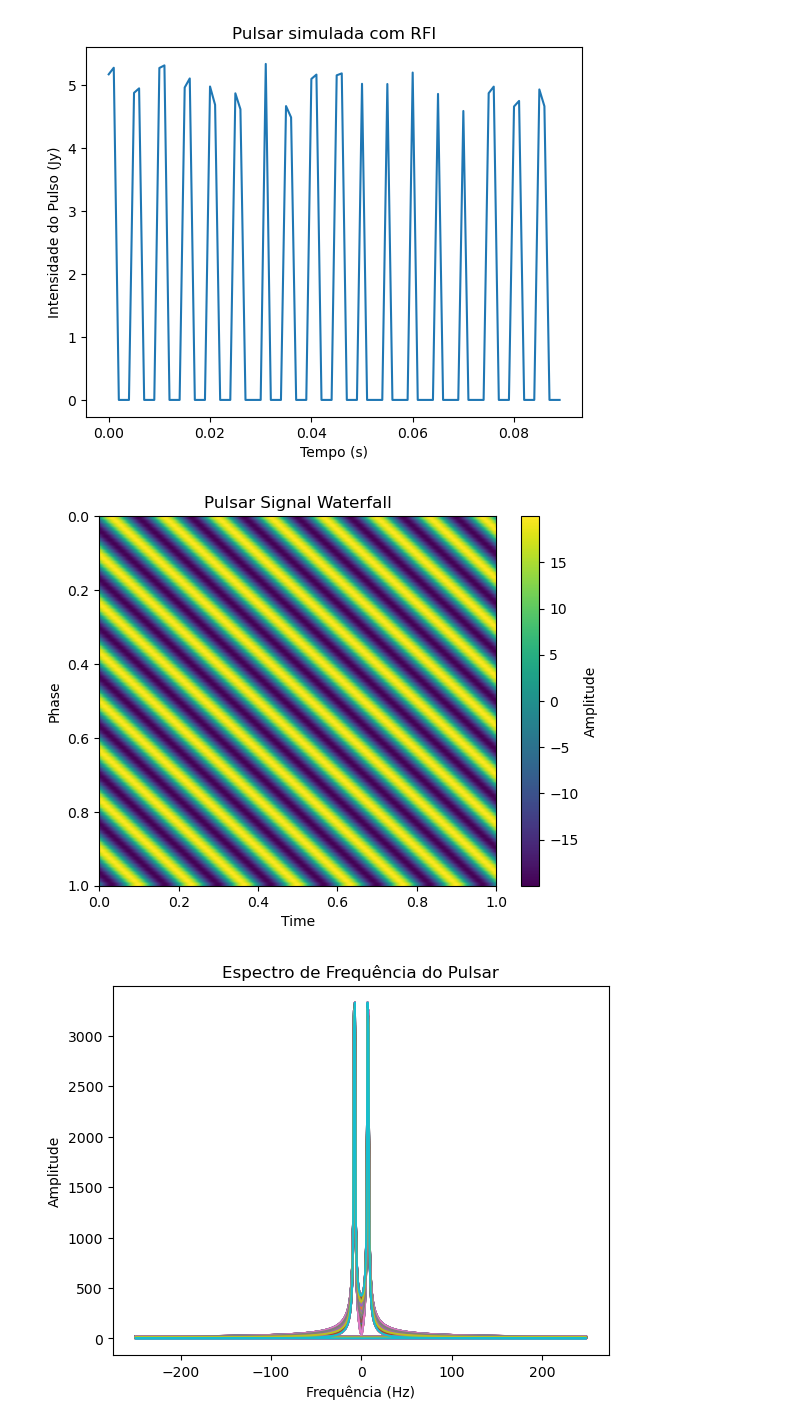
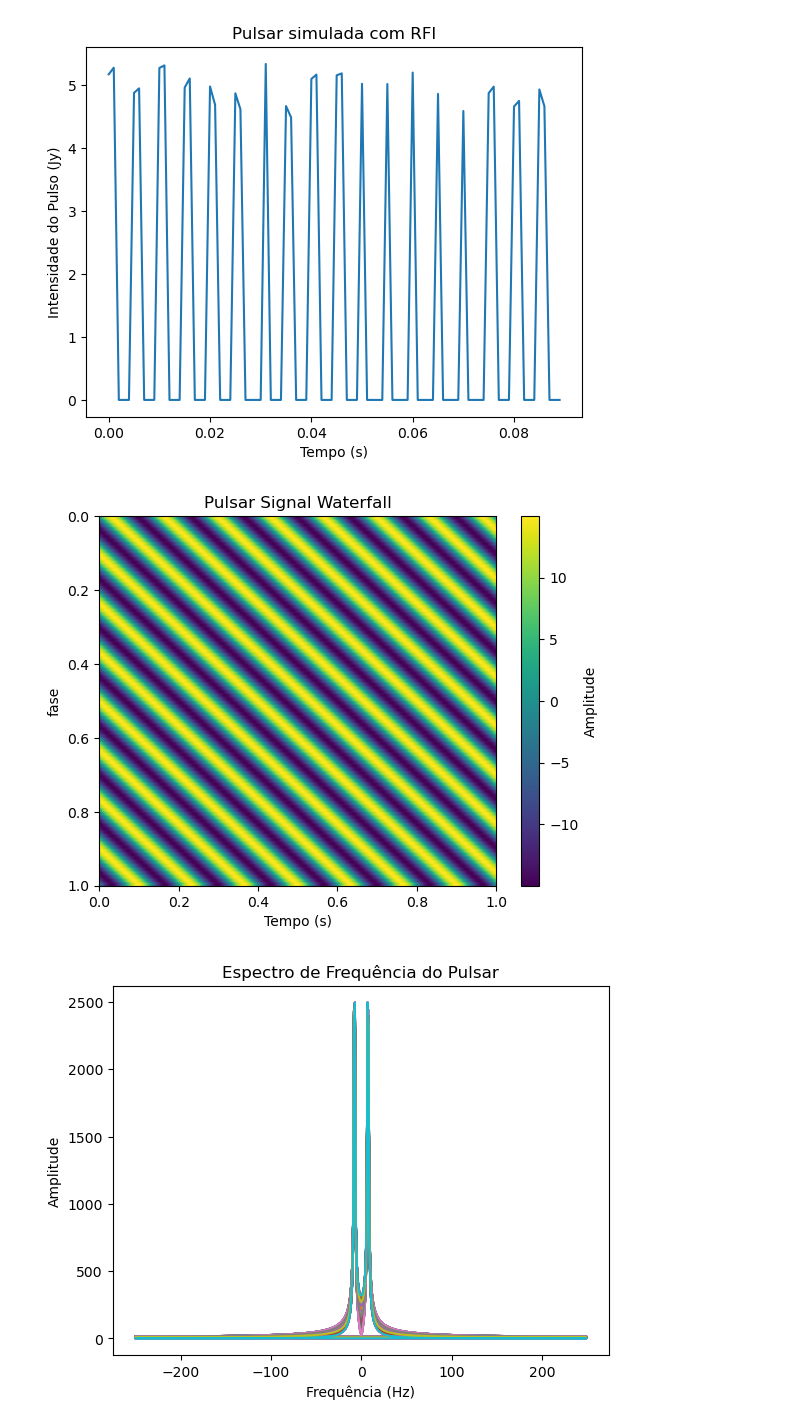
Before and after one commit to ErikFis/Pulsar-simulations., a Jupyter notebook: Simulations/simulação de pulsar.ipynb, the cells around one changed output. Saved outputs shown, nothing was run; the diff lists cells and outputs as text; code cells hidden in the pictures.

Commit message:
atualização 3.
mudança nos parametros da função pulsar para a fft baseadas em uma pulsar real.

```diff
--- a/Simulations/simulação de pulsar.ipynb
+++ b/Simulations/simulação de pulsar.ipynb
@@ -222,36 +222,39 @@ import numpy as np
 import matplotlib.pyplot as plt
 
 #array de tempo.
 time = np.linspace(0, 1, 500)
 # Definindo uma função simples de sinal de pulsar.
 def pulsar_signal(time, period, amplitude, phase):
     return amplitude * np.sin(2 * np.pi * (time - phase) / period)
 
 # Array de sinais de pulsar
-signals = np.array([pulsar_signal(time, 0.1337, 20, phase) for phase in np.linspace(0, 1, 100)])
+signals = np.array([pulsar_signal(time, 0.1337, 15, phase) for phase in np.linspace(0, 1, 100)])
 
 # Criando waterfall
 plt.imshow(signals, aspect='auto', extent=[time.min(), time.max(), 1, 0])
 plt.colorbar(label='Amplitude')
-plt.xlabel('Time')
-plt.ylabel('Phase')
+plt.xlabel('Tempo (s)')
+plt.ylabel('fase')
 plt.title('Pulsar Signal Waterfall')
 plt.show()
 
 # Calcular FFT
 freq = np.fft.fftfreq(len(time), d=1/500)  # 500 é a taxa de amostragem.
 
 # Calculando a Fast Fourier Transform e a magnitude para cada sinal e plotando o espectro de frequência
 for signal in signals:
     pulsar_fft = np.fft.fft(signal)
     pulsar_fft_shifted = np.fft.fftshift(pulsar_fft)
     magnitude = np.abs(pulsar_fft)
+    freq_shifted = np.fft.fftshift(freq)
+
+    #plt.plot(freq_shifted, magnitude)
     plt.plot(freq, magnitude)
-freq_shifted = np.fft.fftshift(freq)
+
 plt.xlabel('Frequência (Hz)')
 plt.ylabel('Amplitude')
 plt.title('Espectro de Frequência do Pulsar')
 plt.show()
 # %% [output]
-[figure, old version]
+[figure, new version]
-[figure, old version]
+[figure, new version]
```
